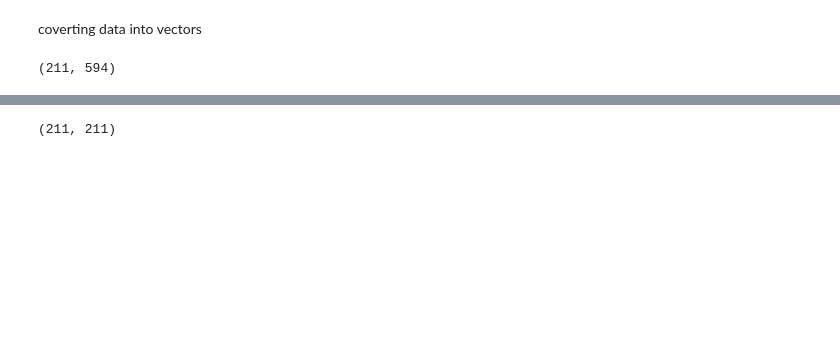
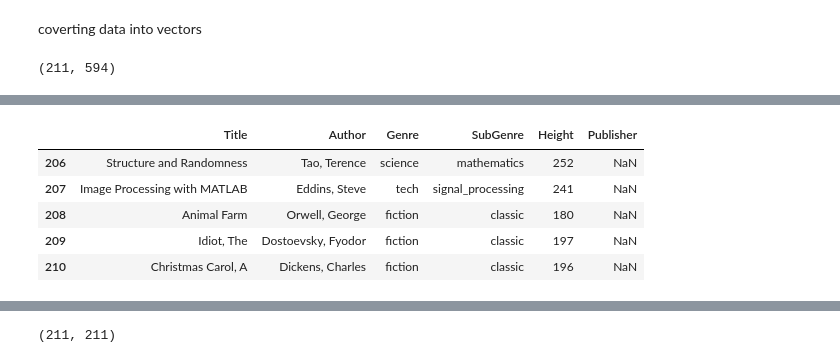
Before and after one commit to kmohannarasimha/book_recommendation_cosine_similarity, a Jupyter notebook: cosine_recommend.ipynb, the cells around one changed output, grey strips where cells are left out. Cells and saved outputs as stored; diff of their text form; code cells hidden in the pictures; blank space fills up the shorter version.

```diff
--- a/cosine_recommend.ipynb
+++ b/cosine_recommend.ipynb
@@ -93,0 +147,9 @@ vecs.shape
+# %%
+table.tail()
+# %% [output]
+|  | Title | Author | Genre | SubGenre | Height | Publisher |
+| 206 | Structure and Randomness | Tao, Terence | science | mathematics | 252 | NaN |
+| 207 | Image Processing with MATLAB | Eddins, Steve | tech | signal_processing | 241 | NaN |
+| 208 | Animal Farm | Orwell, George | fiction | classic | 180 | NaN |
+| 209 | Idiot, The | Dostoevsky, Fyodor | fiction | classic | 197 | NaN |
+| 210 | Christmas Carol, A | Dickens, Charles | fiction | classic | 196 | NaN |
```
Also changed, not shown: parts of 19 cells of this notebook, 11 other files.
